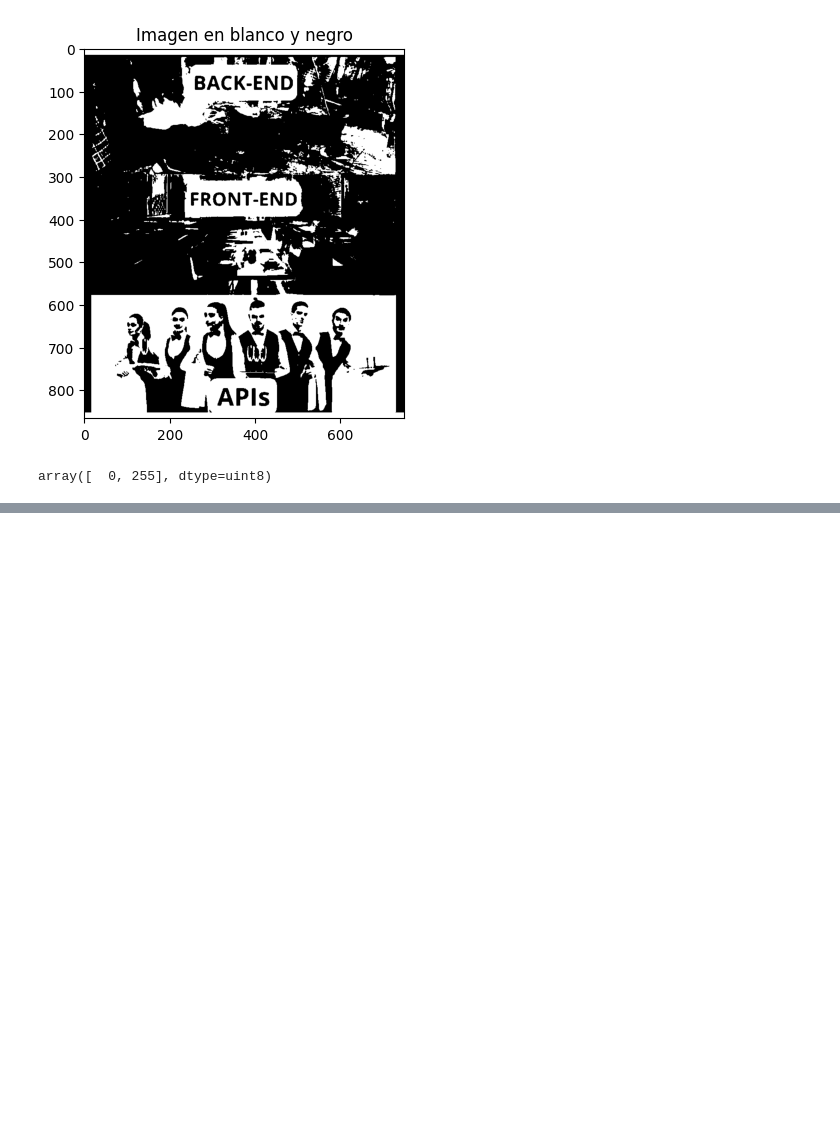
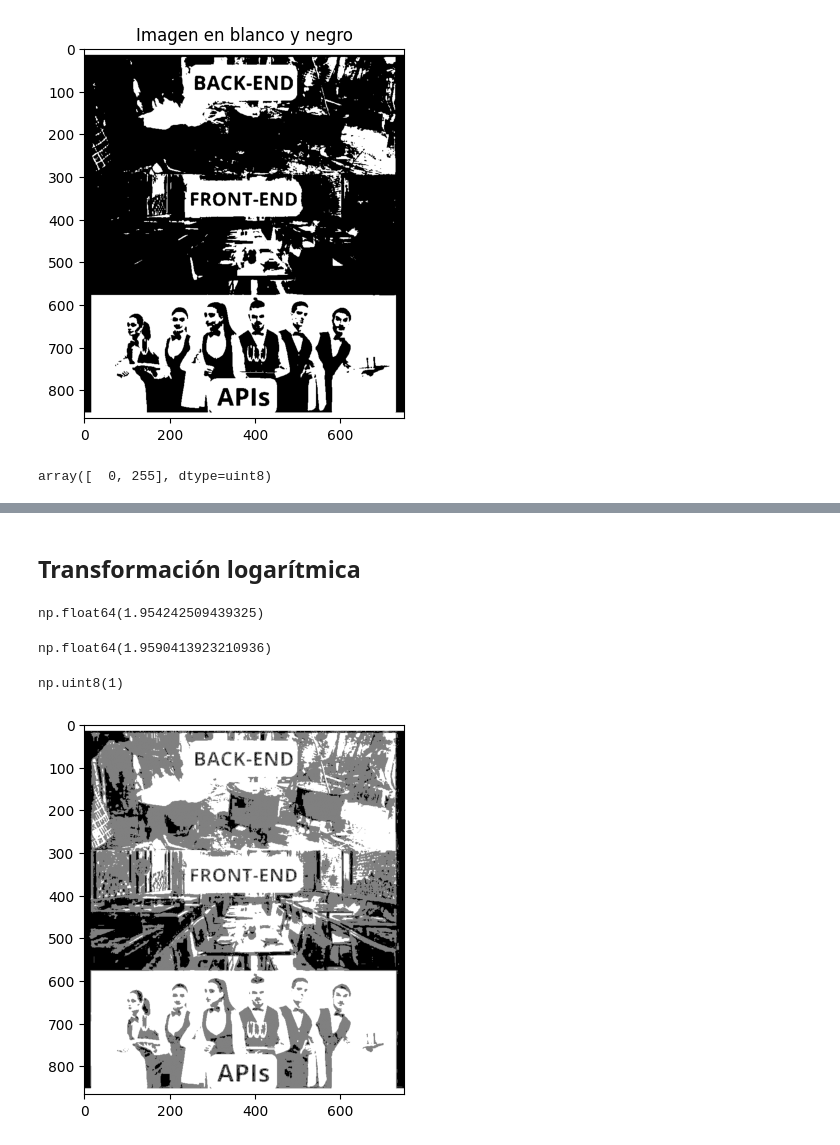
Before and after one commit to mikecr96/PDI-Ago-Dic25-GpoA, a Jupyter notebook: Semana IV/transformaciones1.ipynb, the cells around one changed output, grey strips where cells are left out. Cells and saved outputs as stored; diff of their text form; code cells hidden in the pictures; blank space fills up the shorter version.

```diff
--- a/Semana IV/transformaciones1.ipynb
+++ b/Semana IV/transformaciones1.ipynb
@@ -122,0 +154,27 @@ array([  0, 255], dtype=uint8)
+# %% [markdown]
+## Transformación logarítmica
+# %%
+np.log10(90)
+# %% [output]
+np.float64(1.954242509439325)
+# %%
+np.log10(91)
+# %% [output]
+np.float64(1.9590413923210936)
+# %%
+1 + img_b[50, 10]
+# %% [output]
+np.uint8(1)
+# %%
+# s = c log10(1 + r)
+c = 1
+img_log = np.zeros(img_b.shape, dtype=np.uint8)
+
+for x in range(num_filas):
+    for y in range(num_columnas):
+        img_log[x, y] = c * np.log10(1 + img_b[x, y].item())
+# %%
+plt.imshow(img_log, cmap="gray")
+plt.show()
+# %% [output]
+[figure, added]
```
Also changed, not shown: parts of 8 cells of this notebook, 4 other files.
